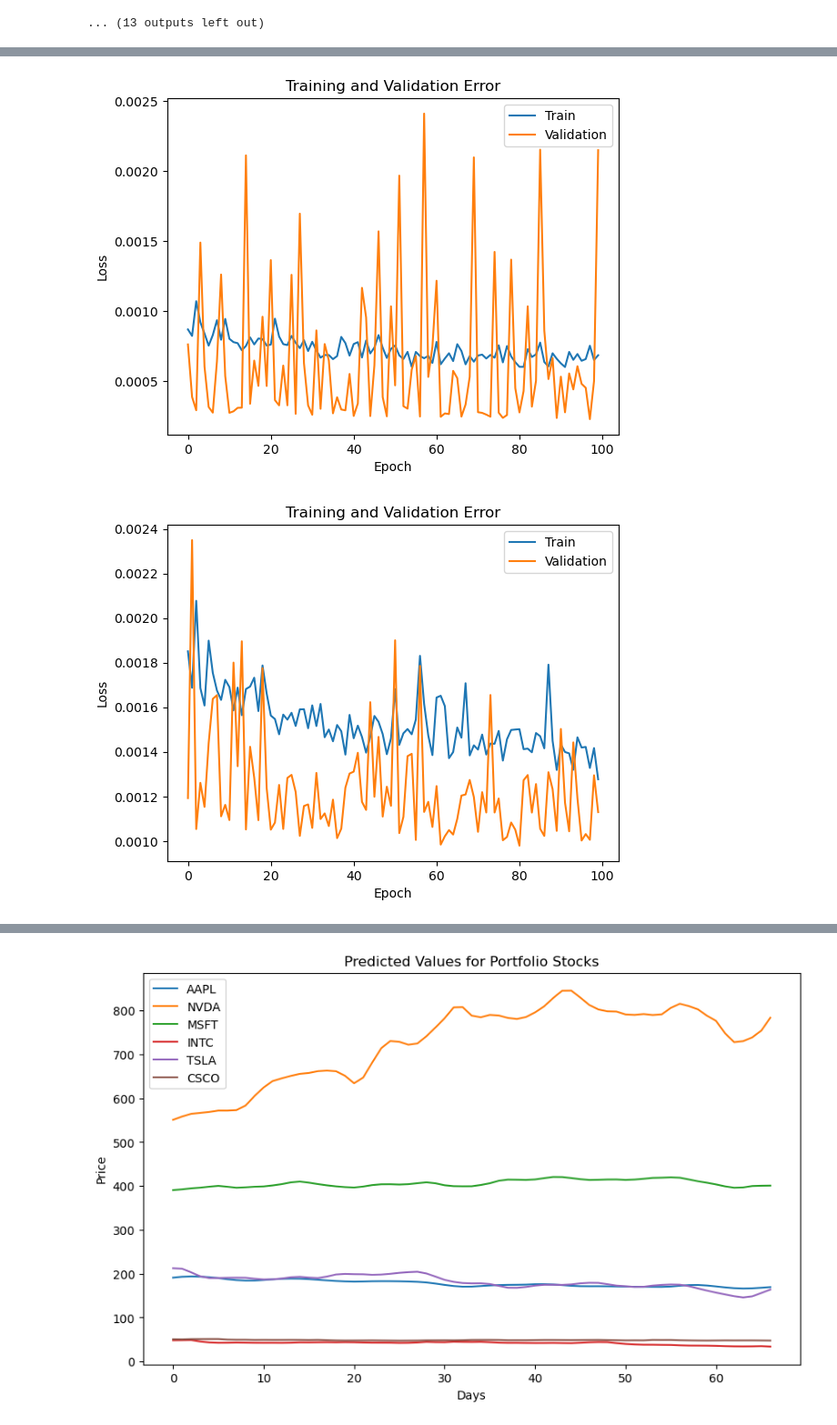
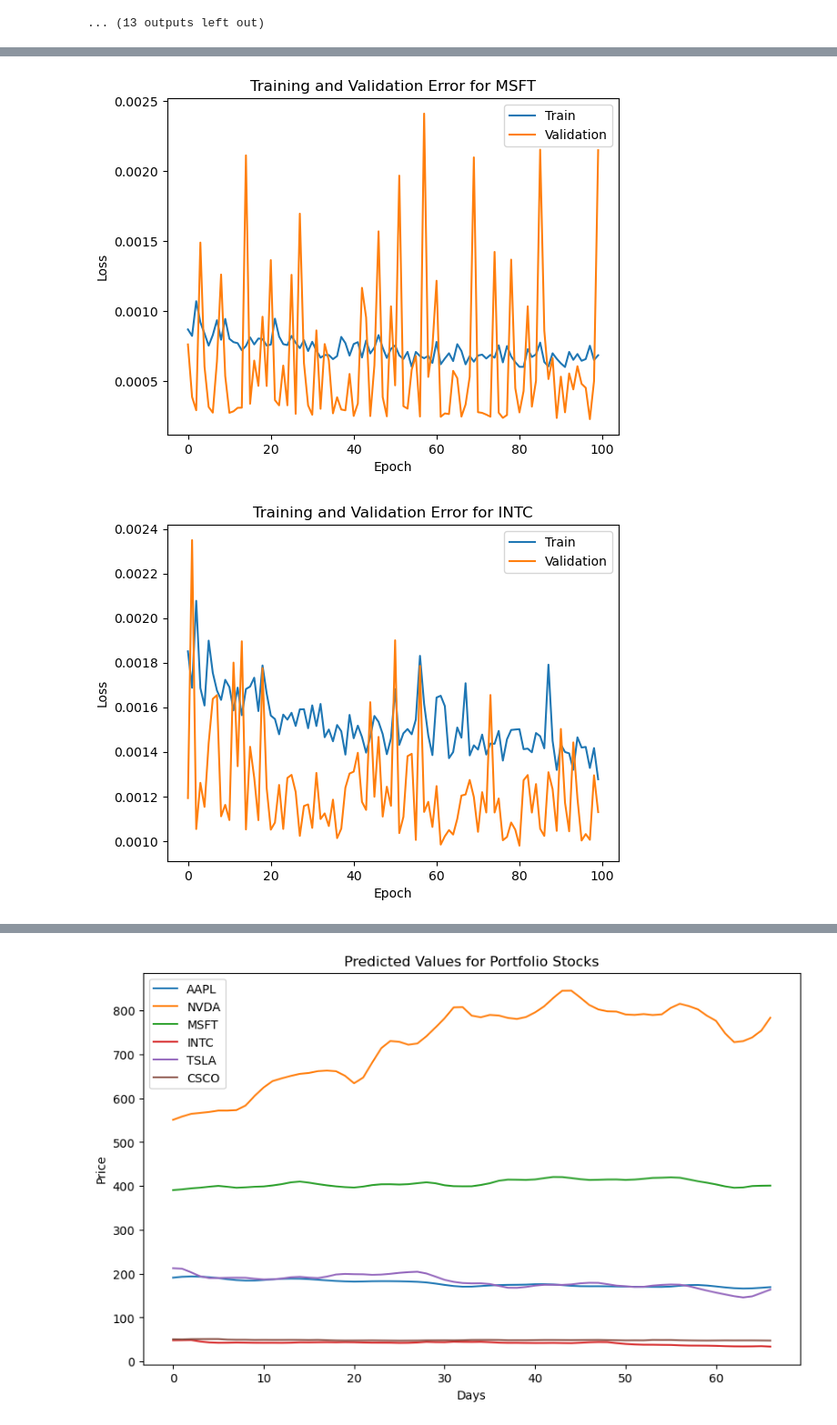
Before and after one commit to shailendra-mlai/Capstone-Project-20-1-Initial-Report-and-EDA, a Jupyter notebook: LSTM-Stock-price-prediction.ipynb, the cells around one changed output, grey strips where cells are left out. Shown at 91% size. Cells and saved outputs as stored; diff of their text form; code cells hidden in the pictures.

```diff
--- a/LSTM-Stock-price-prediction.ipynb
+++ b/LSTM-Stock-price-prediction.ipynb
@@ -596,7 +596,7 @@ Epoch 2/100
          [[{{node gradients/split_1_grad/concat/split_1/split_dim}}]]
 ... (13 outputs left out)
 # %%
-def plot_training_error(history):
+def plot_training_error(history, ticker_label):
     """
     Function to plot training and validation error over epochs.
 
@@ -607,7 +607,7 @@ def plot_training_error(history):
     plt.plot(history.history['val_loss'], label='Validation')
     plt.xlabel('Epoch')
     plt.ylabel('Loss')
-    plt.title('Training and Validation Error')
+    plt.title(f'Training and Validation Error for {ticker_label}')
     plt.legend()
     plt.show()
 # %%
@@ -621,9 +621,9 @@ plot_training_error(history_lstm_2)
 # %%
-plot_training_error(history_lstm_3)
+plot_training_error(history_lstm_3, tickers[2])
 # %% [output]
-[figure, old version]
+[figure, new version]
 # %%
-plot_training_error(history_lstm_4)
+plot_training_error(history_lstm_4, tickers[3])
 # %% [output]
-[figure, old version]
+[figure, new version]
 # %%
```
Also changed, not shown: parts of 4 cells of this notebook.
